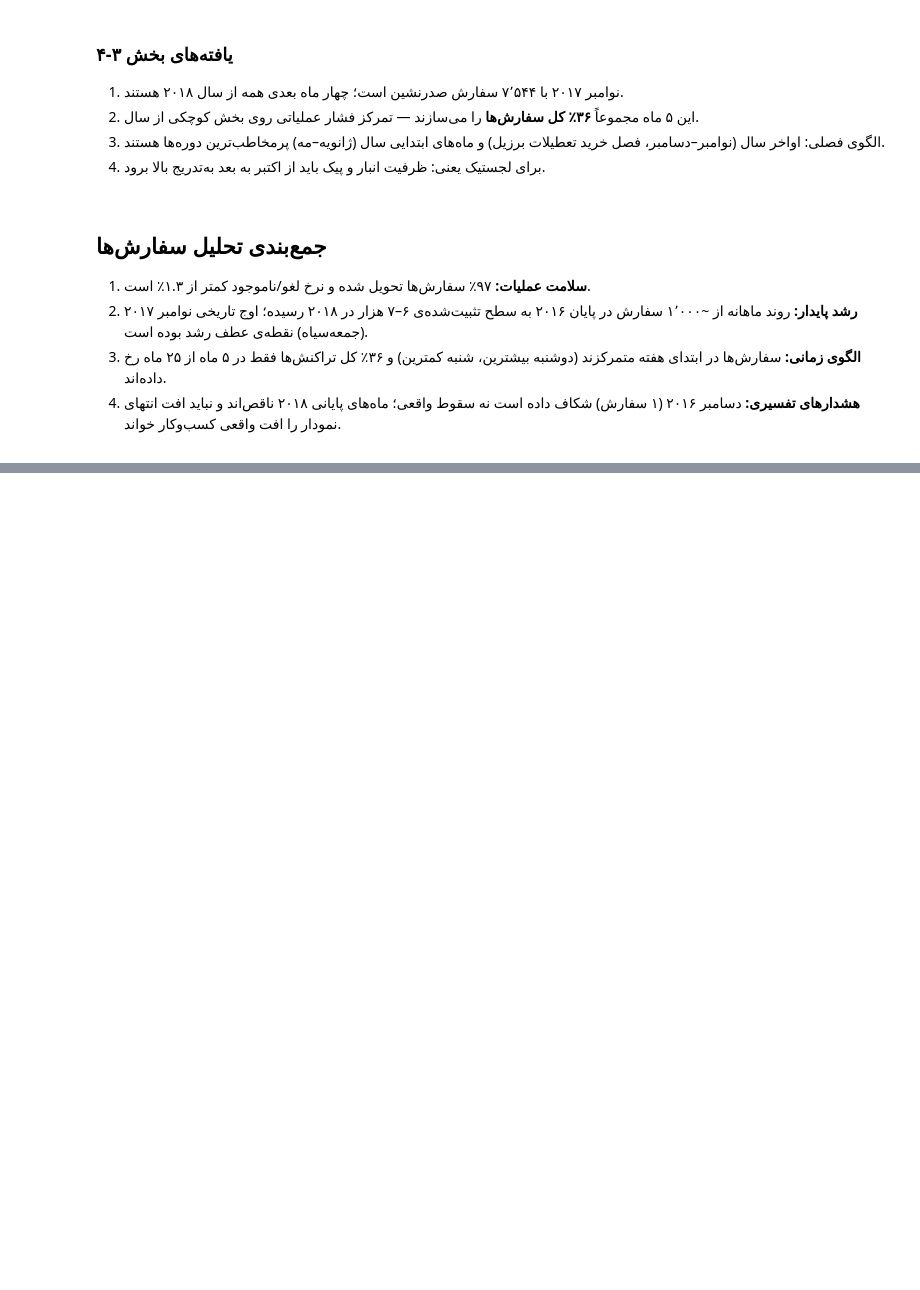
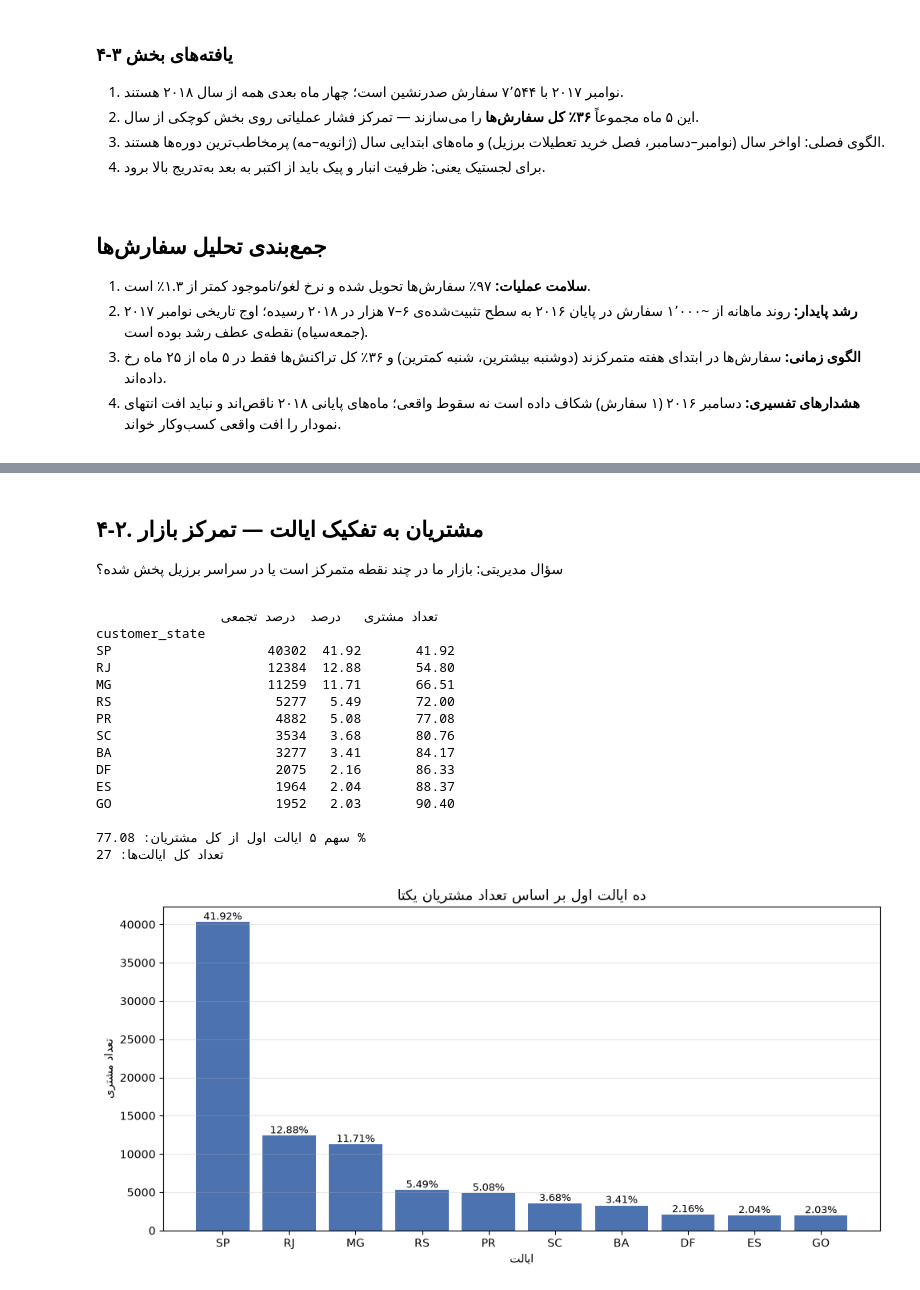
Before and after one commit to arashalidadi/olist-pro, a Jupyter notebook: olist_analysis.ipynb, the cells around one changed output, grey strips where cells are left out. Saved outputs shown, nothing was run; the diff lists cells and outputs as text; code cells hidden in the pictures; blank space fills up the shorter version.

```diff
--- a/olist_analysis.ipynb
+++ b/olist_analysis.ipynb
@@ -1610,0 +1660,52 @@ Freq: M
+# %% [markdown]
+<div dir="rtl">
+
+## ۴-۲. مشتریان به تفکیک ایالت — تمرکز بازار
+
+سؤال مدیریتی: بازار ما در چند نقطه متمرکز است یا در سراسر برزیل پخش شده؟
+
+</div>
+# %%
+state_customers = (
+    customers.groupby('customer_state')['customer_unique_id'].nunique()
+    .sort_values(ascending=False)
+)
+state_share = (state_customers / state_customers.sum() * 100).round(2)
+top10_states = state_customers.head(10)
+
+state_table = pd.DataFrame({
+    'تعداد مشتری': top10_states,
+    'درصد': state_share.head(10),
+    'درصد تجمعی': state_share.cumsum().head(10),
+})
+print(state_table.to_string())
+print()
+print('سهم ۵ ایالت اول از کل مشتریان:', round(state_share.head(5).sum(), 2), '%')
+print('تعداد کل ایالت‌ها:', customers['customer_state'].nunique())
+
+fig, ax = plt.subplots(figsize=(10, 5))
+bars = ax.bar(top10_states.index, top10_states.values, color='#4c72b0')
+ax.bar_label(bars, labels=[f'{p}%' for p in state_share.head(10).values], fontsize=9)
+ax.set_title(fa('ده ایالت اول بر اساس تعداد مشتریان یکتا'), fontsize=13)
+ax.set_xlabel(fa('ایالت'))
+ax.set_ylabel(fa('تعداد مشتری'))
+ax.grid(axis='y', alpha=0.3)
+fig.tight_layout()
+plt.show()
+# %% [output]
+                تعداد مشتری   درصد  درصد تجمعی
+customer_state
+SP                    40302  41.92       41.92
+RJ                    12384  12.88       54.80
+MG                    11259  11.71       66.51
+RS                     5277   5.49       72.00
+PR                     4882   5.08       77.08
+SC                     3534   3.68       80.76
+BA                     3277   3.41       84.17
+DF                     2075   2.16       86.33
+ES                     1964   2.04       88.37
+GO                     1952   2.03       90.40
+
+سهم ۵ ایالت اول از کل مشتریان: 77.08 %
+تعداد کل ایالت‌ها: 27
+[figure, added]
```
Also changed, not shown: parts of 13 cells of this notebook, 1 other file.
